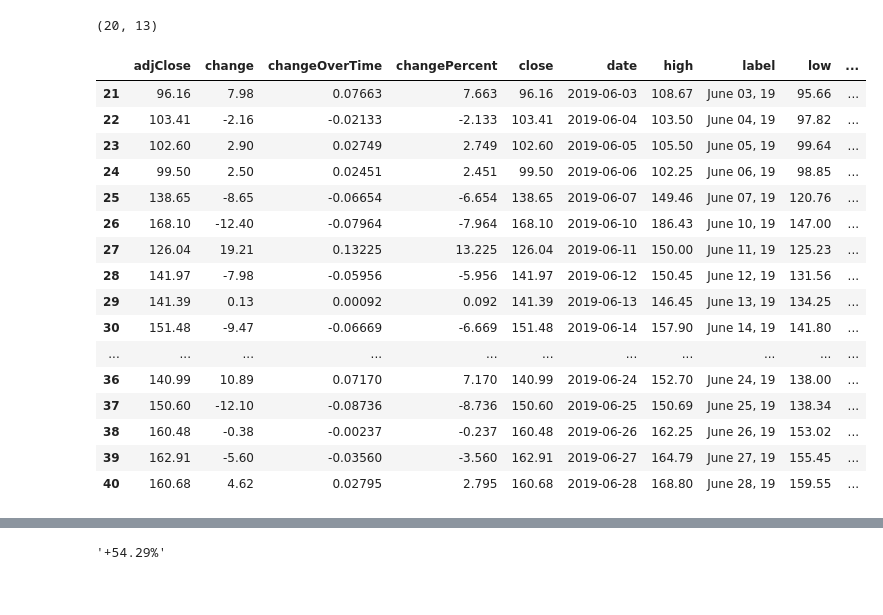
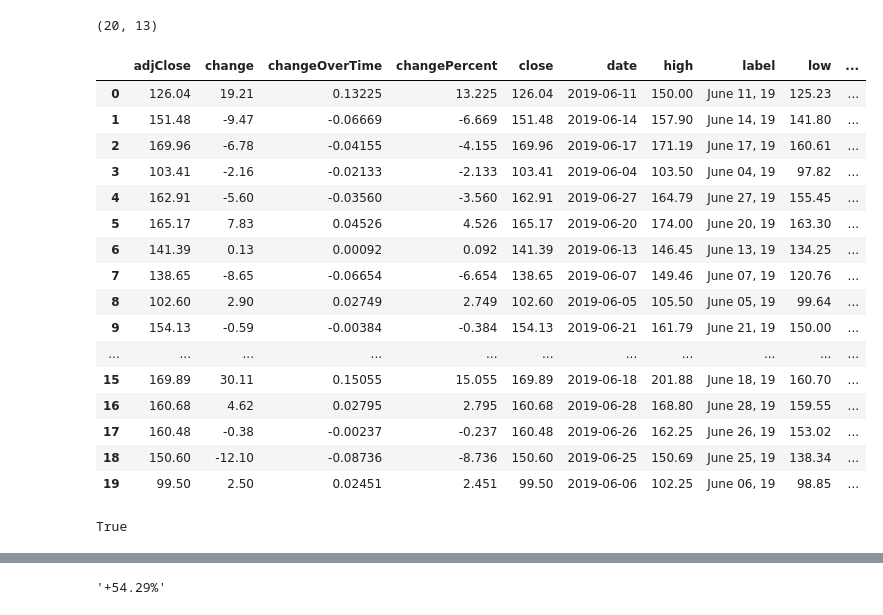
Before and after one commit to AECassAWei/dsc80-wi20, a Jupyter notebook: labs/lab06/lab06.ipynb, the cells around one changed output, grey strips where cells are left out. Cells and saved outputs as stored; diff of their text form; code cells hidden in the pictures.

```diff
--- a/labs/lab06/lab06.ipynb
+++ b/labs/lab06/lab06.ipynb
@@ -449,30 +426,35 @@ def stock_history(ticker, year, month):
 # stock_history('AAPL', 2016, 7)
 # date_range seems more complicated?????????????????????????????????????????????????????
 # %%
-history = stock_history('BYND', 2019, 6)
-history.shape
+history2 = stock_history('BYND', 2019, 6)
+history2.shape
 # %% [output]
 (20, 13)
-# %%
-history
-# %% [output]
-|  | adjClose | change | changeOverTime | changePercent | close | date | high | label | low | ... |
-| 21 | 96.16 | 7.98 | 0.07663 | 7.663 | 96.16 | 2019-06-03 | 108.67 | June 03, 19 | 95.66 | ... |
-| 22 | 103.41 | -2.16 | -0.02133 | -2.133 | 103.41 | 2019-06-04 | 103.50 | June 04, 19 | 97.82 | ... |
-| 23 | 102.60 | 2.90 | 0.02749 | 2.749 | 102.60 | 2019-06-05 | 105.50 | June 05, 19 | 99.64 | ... |
-| 24 | 99.50 | 2.50 | 0.02451 | 2.451 | 99.50 | 2019-06-06 | 102.25 | June 06, 19 | 98.85 | ... |
-| 25 | 138.65 | -8.65 | -0.06654 | -6.654 | 138.65 | 2019-06-07 | 149.46 | June 07, 19 | 120.76 | ... |
-| 26 | 168.10 | -12.40 | -0.07964 | -7.964 | 168.10 | 2019-06-10 | 186.43 | June 10, 19 | 147.00 | ... |
-| 27 | 126.04 | 19.21 | 0.13225 | 13.225 | 126.04 | 2019-06-11 | 150.00 | June 11, 19 | 125.23 | ... |
-| 28 | 141.97 | -7.98 | -0.05956 | -5.956 | 141.97 | 2019-06-12 | 150.45 | June 12, 19 | 131.56 | ... |
-| 29 | 141.39 | 0.13 | 0.00092 | 0.092 | 141.39 | 2019-06-13 | 146.45 | June 13, 19 | 134.25 | ... |
-| 30 | 151.48 | -9.47 | -0.06669 | -6.669 | 151.48 | 2019-06-14 | 157.90 | June 14, 19 | 141.80 | ... |
-| ... | ... | ... | ... | ... | ... | ... | ... | ... | ... | ... |
-| 36 | 140.99 | 10.89 | 0.07170 | 7.170 | 140.99 | 2019-06-24 | 152.70 | June 24, 19 | 138.00 | ... |
-| 37 | 150.60 | -12.10 | -0.08736 | -8.736 | 150.60 | 2019-06-25 | 150.69 | June 25, 19 | 138.34 | ... |
-| 38 | 160.48 | -0.38 | -0.00237 | -0.237 | 160.48 | 2019-06-26 | 162.25 | June 26, 19 | 153.02 | ... |
-| 39 | 162.91 | -5.60 | -0.03560 | -3.560 | 162.91 | 2019-06-27 | 164.79 | June 27, 19 | 155.45 | ... |
-| 40 | 160.68 | 4.62 | 0.02795 | 2.795 | 160.68 | 2019-06-28 | 168.80 | June 28, 19 | 159.55 | ... |
+# %%
+history = history2.sample(frac=1).reset_index(drop=True)
+history
+# %% [output]
+|  | adjClose | change | changeOverTime | changePercent | close | date | high | label | low | ... |
+| 0 | 126.04 | 19.21 | 0.13225 | 13.225 | 126.04 | 2019-06-11 | 150.00 | June 11, 19 | 125.23 | ... |
+| 1 | 151.48 | -9.47 | -0.06669 | -6.669 | 151.48 | 2019-06-14 | 157.90 | June 14, 19 | 141.80 | ... |
+| 2 | 169.96 | -6.78 | -0.04155 | -4.155 | 169.96 | 2019-06-17 | 171.19 | June 17, 19 | 160.61 | ... |
+| 3 | 103.41 | -2.16 | -0.02133 | -2.133 | 103.41 | 2019-06-04 | 103.50 | June 04, 19 | 97.82 | ... |
+| 4 | 162.91 | -5.60 | -0.03560 | -3.560 | 162.91 | 2019-06-27 | 164.79 | June 27, 19 | 155.45 | ... |
+| 5 | 165.17 | 7.83 | 0.04526 | 4.526 | 165.17 | 2019-06-20 | 174.00 | June 20, 19 | 163.30 | ... |
+| 6 | 141.39 | 0.13 | 0.00092 | 0.092 | 141.39 | 2019-06-13 | 146.45 | June 13, 19 | 134.25 | ... |
+| 7 | 138.65 | -8.65 | -0.06654 | -6.654 | 138.65 | 2019-06-07 | 149.46 | June 07, 19 | 120.76 | ... |
+| 8 | 102.60 | 2.90 | 0.02749 | 2.749 | 102.60 | 2019-06-05 | 105.50 | June 05, 19 | 99.64 | ... |
+| 9 | 154.13 | -0.59 | -0.00384 | -0.384 | 154.13 | 2019-06-21 | 161.79 | June 21, 19 | 150.00 | ... |
+| ... | ... | ... | ... | ... | ... | ... | ... | ... | ... | ... |
+| 15 | 169.89 | 30.11 | 0.15055 | 15.055 | 169.89 | 2019-06-18 | 201.88 | June 18, 19 | 160.70 | ... |
+| 16 | 160.68 | 4.62 | 0.02795 | 2.795 | 160.68 | 2019-06-28 | 168.80 | June 28, 19 | 159.55 | ... |
+| 17 | 160.48 | -0.38 | -0.00237 | -0.237 | 160.48 | 2019-06-26 | 162.25 | June 26, 19 | 153.02 | ... |
+| 18 | 150.60 | -12.10 | -0.08736 | -8.736 | 150.60 | 2019-06-25 | 150.69 | June 25, 19 | 138.34 | ... |
+| 19 | 99.50 | 2.50 | 0.02451 | 2.451 | 99.50 | 2019-06-06 | 102.25 | June 06, 19 | 98.85 | ... |
+# %%
+history2.equals(lab.stock_history('BYND', 2019, 6))
+# %% [output]
+True
 # %%
 # stock_stats
 # What does the percentageChange has to do with the question????????????????????????????????????????????????????
```
Also changed, not shown: parts of 17 cells of this notebook, 2 other files.
